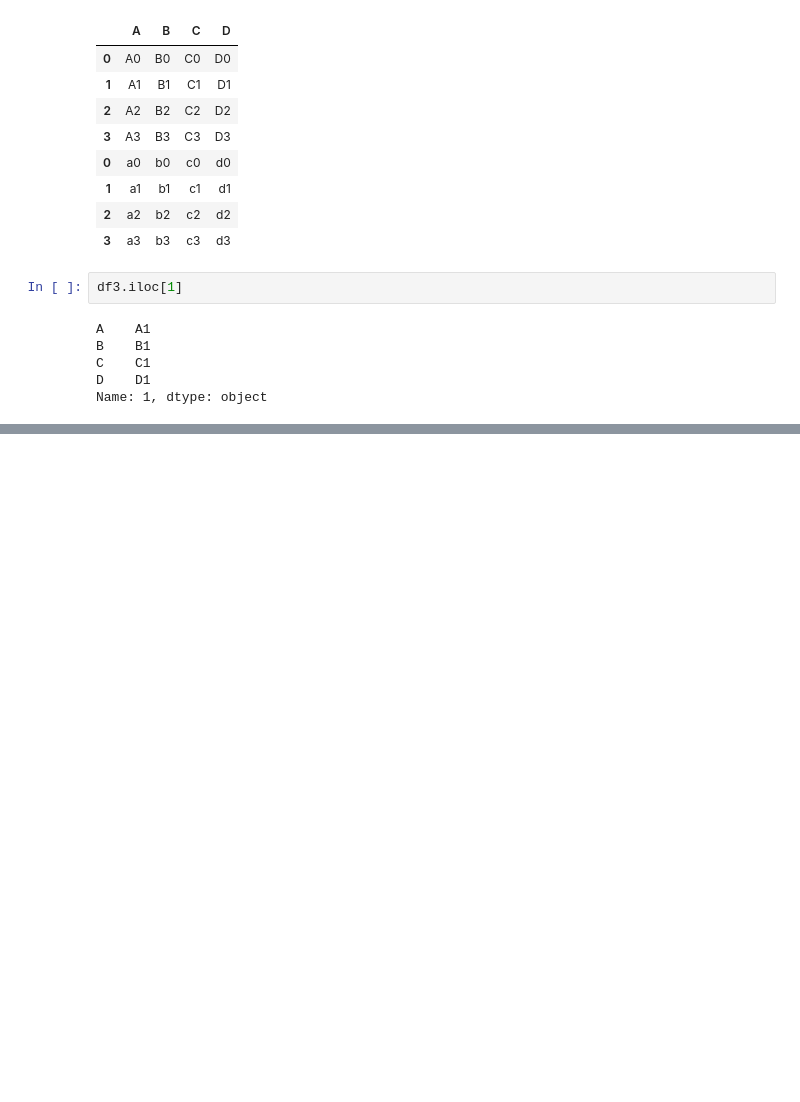
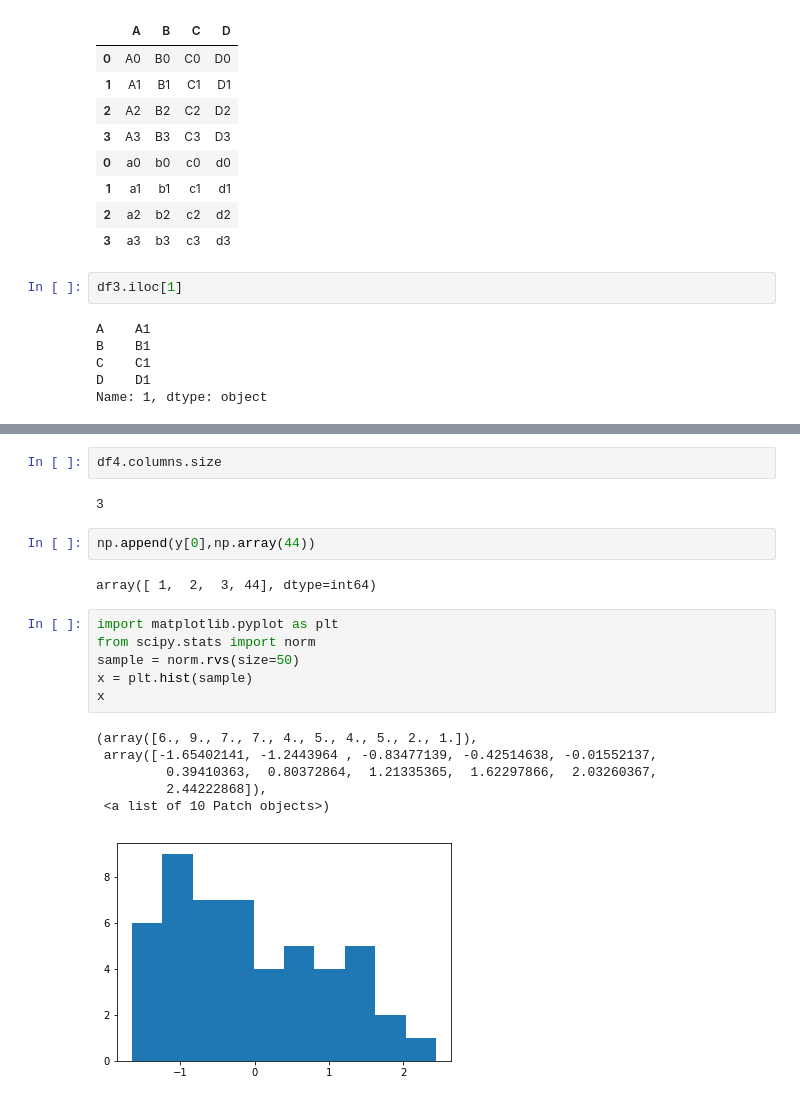
Before and after one commit to tamique-debrito/ML-Implements, a Jupyter notebook: Project_02/Temp.ipynb, the cells around one changed output, grey strips where cells are left out. Saved outputs shown, nothing was run; the diff lists cells and outputs as text; blank space fills up the shorter version.

```diff
--- a/Project_02/Temp.ipynb
+++ b/Project_02/Temp.ipynb
@@ -79,0 +116,21 @@ Name: 1, dtype: object
+# %%
+df4.columns.size
+# %% [output]
+3
+# %%
+np.append(y[0],np.array(44))
+# %% [output]
+array([ 1,  2,  3, 44], dtype=int64)
+# %%
+import matplotlib.pyplot as plt
+from scipy.stats import norm
+sample = norm.rvs(size=50)
+x = plt.hist(sample)
+x
+# %% [output]
+(array([6., 9., 7., 7., 4., 5., 4., 5., 2., 1.]),
+ array([-1.65402141, -1.2443964 , -0.83477139, -0.42514638, -0.01552137,
+         0.39410363,  0.80372864,  1.21335365,  1.62297866,  2.03260367,
+         2.44222868]),
+ <a list of 10 Patch objects>)
+[figure, added]
```
Also changed, not shown: parts of 11 cells of this notebook.
